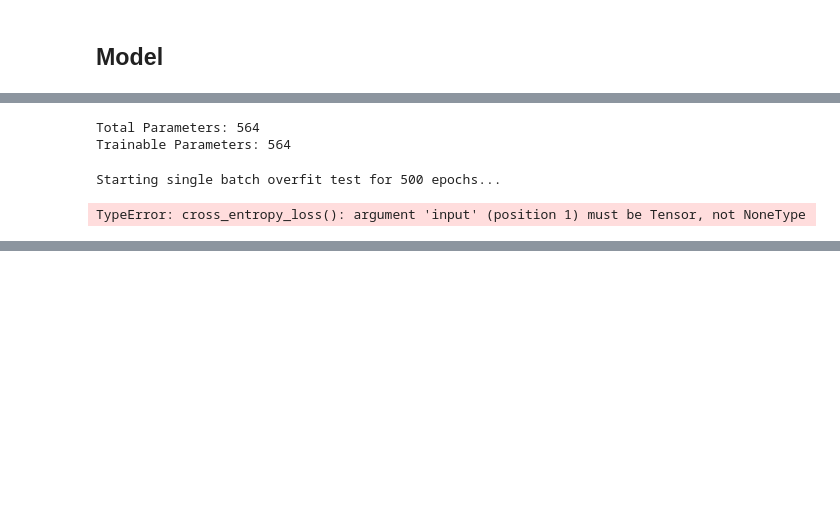
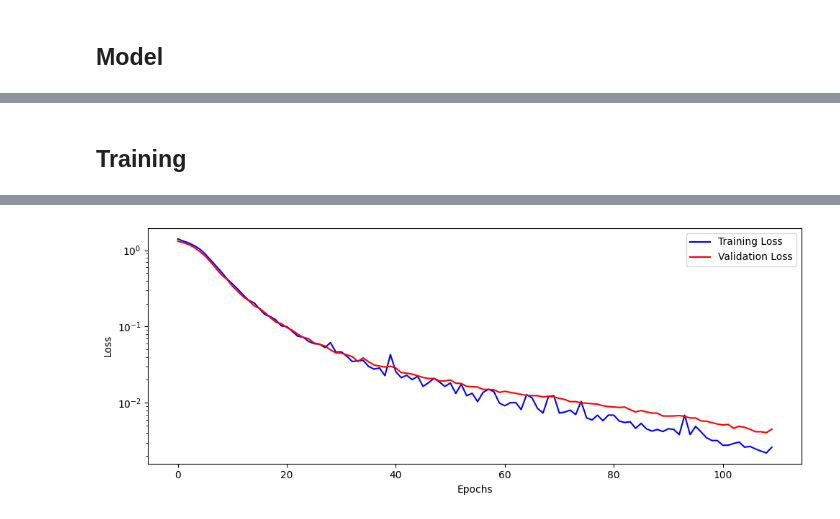
Before and after one commit to tapichugina/Simple_Pytorch_Img_Project, a Jupyter notebook: GenerateData.ipynb, the cells around one changed output, grey strips where cells are left out. Saved outputs shown, nothing was run; the diff lists cells and outputs as text; code cells hidden in the pictures; blank space fills up the shorter version.

```diff
--- a/GenerateData.ipynb
+++ b/GenerateData.ipynb
@@ -168,6 +166,7 @@ class ConvNet(nn.Module):
             # featurzer
             n_channnels=3
             self.conv1=nn.Conv2d(in_channels=1,out_channels=n_channnels,kernel_size=3)
+            self.bn_conv1 = nn.BatchNorm2d(num_features=n_channnels)
             self.relu1=nn.ReLU()
             self.maxpool1=nn.MaxPool2d(kernel_size=2)
             self.flatten=nn.Flatten()
@@ -175,11 +174,14 @@ class ConvNet(nn.Module):
             self.linear1=nn.Linear(in_features=n_channnels*4*4, out_features=10)
             self.linear2=nn.Linear(in_features=10,out_features=4)
 
+
     def forward(self,x):
           x=self.conv1(x)
+          x=self.bn_conv1(x)
           x=self.relu1(x)
           x=self.maxpool1(x)
           x=self.flatten(x)
           x=self.linear1(x)
           x=self.linear2(x)
+          return x
 # %%
@@ -203,11 +203,5 @@ torch.Size([1, 4])
-# %%
-model_checks.count_parameters(model)
-# %% [output]
-Total Parameters: 564
-Trainable Parameters: 564
 # %%
-loss_fn = nn.CrossEntropyLoss()
-model_checks.overfit_single_batch(model,loss_fn=loss_fn,train_loader=train_loader)
+# loss_fn = nn.CrossEntropyLoss()
+# model_checks.overfit_single_batch(model,loss_fn=loss_fn,train_loader=train_loader,epochs=1000)
-# %% [output]
-Starting single batch overfit test for 500 epochs...
-TypeError: cross_entropy_loss(): argument 'input' (position 1) must be Tensor, not NoneType
+# %% [markdown]
+## Training
@@ -213,0 +498,18 @@ TypeError: cross_entropy_loss(): argument 'input' (position 1) must be Tensor, n
+# %%
+# 3. Initialize components
+seed = 42
+lr = 1e-3  # Added default learning rate definition
+
+
+model = ConvNet()
+loss_fn = nn.CrossEntropyLoss()
+optimizer = torch.optim.Adam(model.parameters(), lr=0.5*1e-3)
+
+
+sbs = StepByStep(model, loss_fn, optimizer)
+sbs.set_loaders(train_loader, val_loader)
+sbs.set_tensorboard('Baseline')
+# %%
+sbs.train(n_epochs=100)
+sbs.plot_losses();
+# %% [output]
@@ -213,0 +533 @@ TypeError: cross_entropy_loss(): argument 'input' (position 1) must be Tensor, n
+[figure, added]
```
Also changed, not shown: parts of 9 cells of this notebook.
